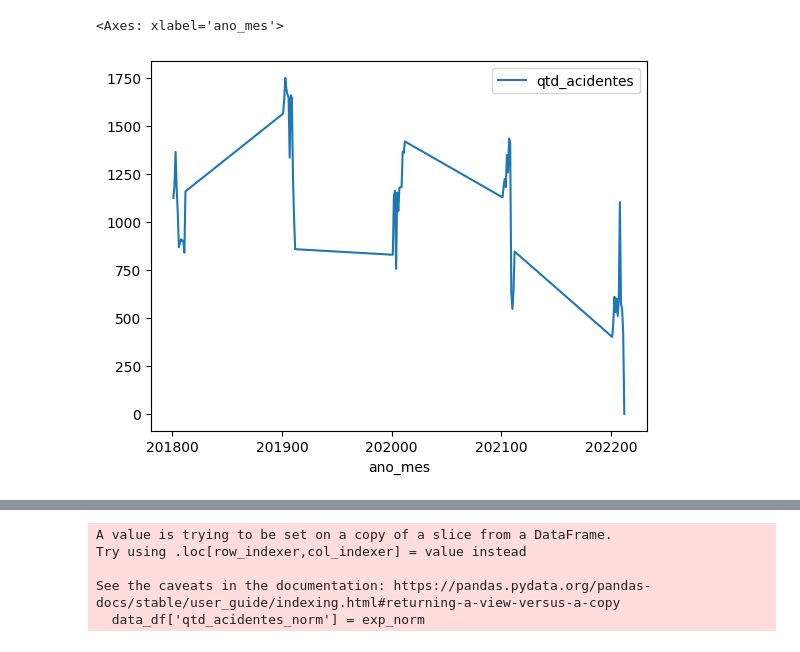
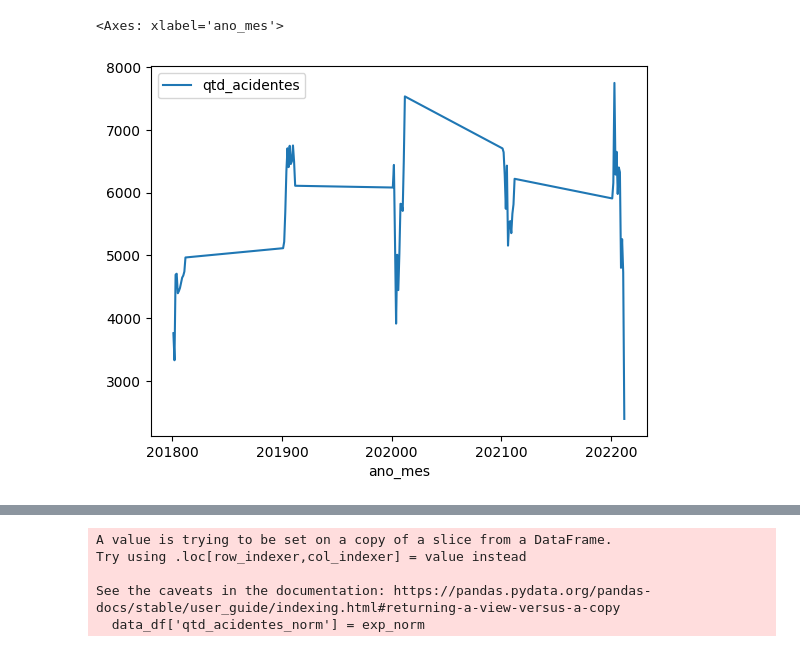
Before and after one commit to lucasstna/trabalho-siad, a Jupyter notebook: analise_dados.ipynb, the cells around one changed output, grey strips where cells are left out. Cells and saved outputs as stored; diff of their text form; code cells hidden in the pictures.

```diff
--- a/analise_dados.ipynb
+++ b/analise_dados.ipynb
@@ -7,18 +7,18 @@ from sklearn.preprocessing import StandardScaler, MinMaxScaler
 engine = create_engine('postgresql+psycopg2://postgres:postgres@localhost:5432/siad')
 # %%
 query = '''
-    SELECT COUNT(DISTINCT a.num_acidente) qtd_acidentes, d.ano_mes, l.uf
+    SELECT COUNT(DISTINCT a.num_acidente) qtd_acidentes, d.ano_mes, v.tipo tipo_veiculo
     FROM acidentes a
     INNER JOIN data d ON d.id = a.id_data
-    INNER JOIN localidade l ON l.id = a.id_localidade
-    GROUP BY d.ano_mes, l.uf;
+    INNER JOIN veiculo v ON v.id = a.id_veiculo
+    GROUP BY d.ano_mes, v.tipo;
 '''
 
 with engine.connect() as conn:
     data_df = pd.read_sql(query, con=conn)
 # %%
-data_df[data_df['uf'] == 'MS'].plot(x='ano_mes')
+data_df[data_df['tipo_veiculo'] == 'CAMINHONETE'].plot(x='ano_mes')
 # %% [output]
 <Axes: xlabel='ano_mes'>
-[figure, old version]
+[figure, new version]
 # %%
```
Also changed, not shown: parts of 10 cells of this notebook.
